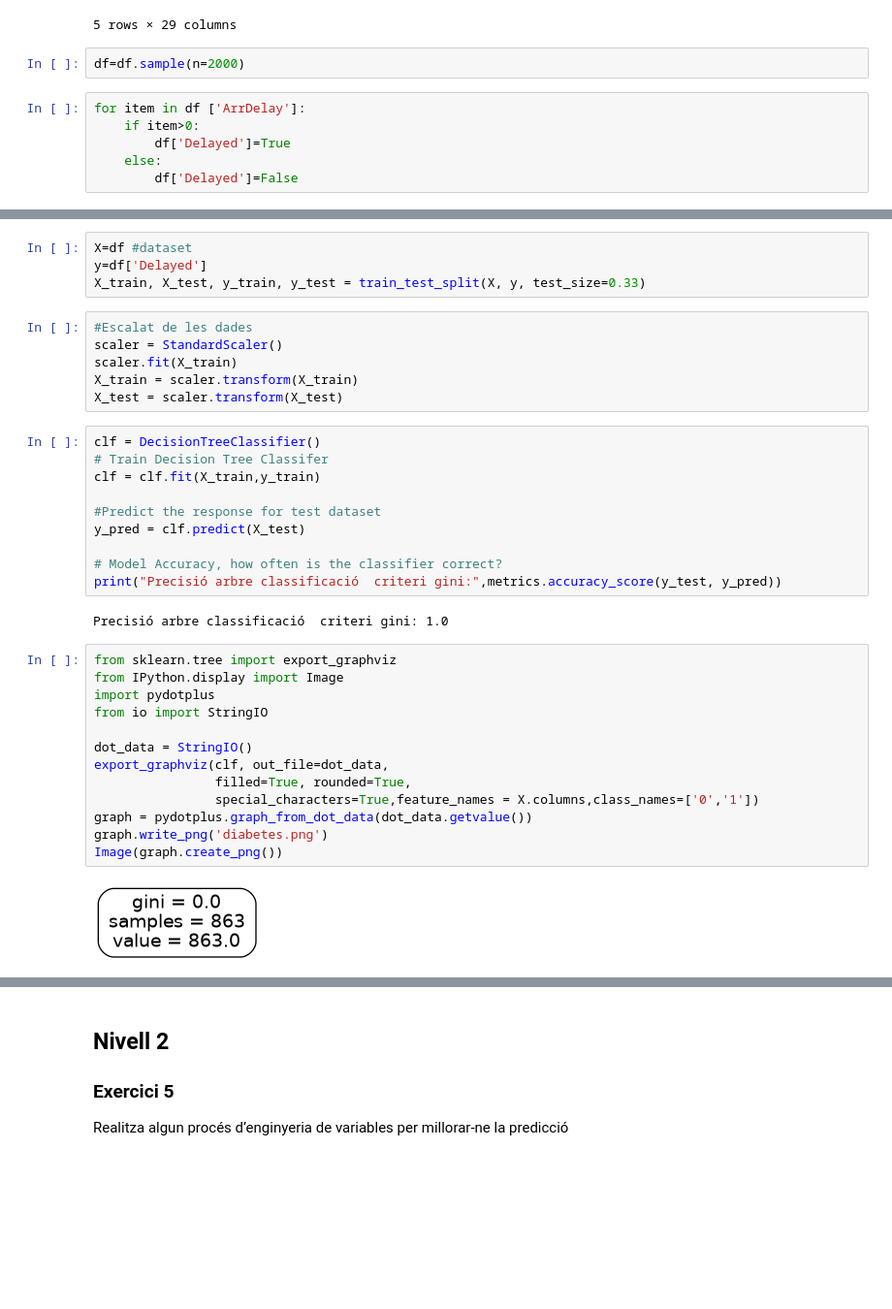
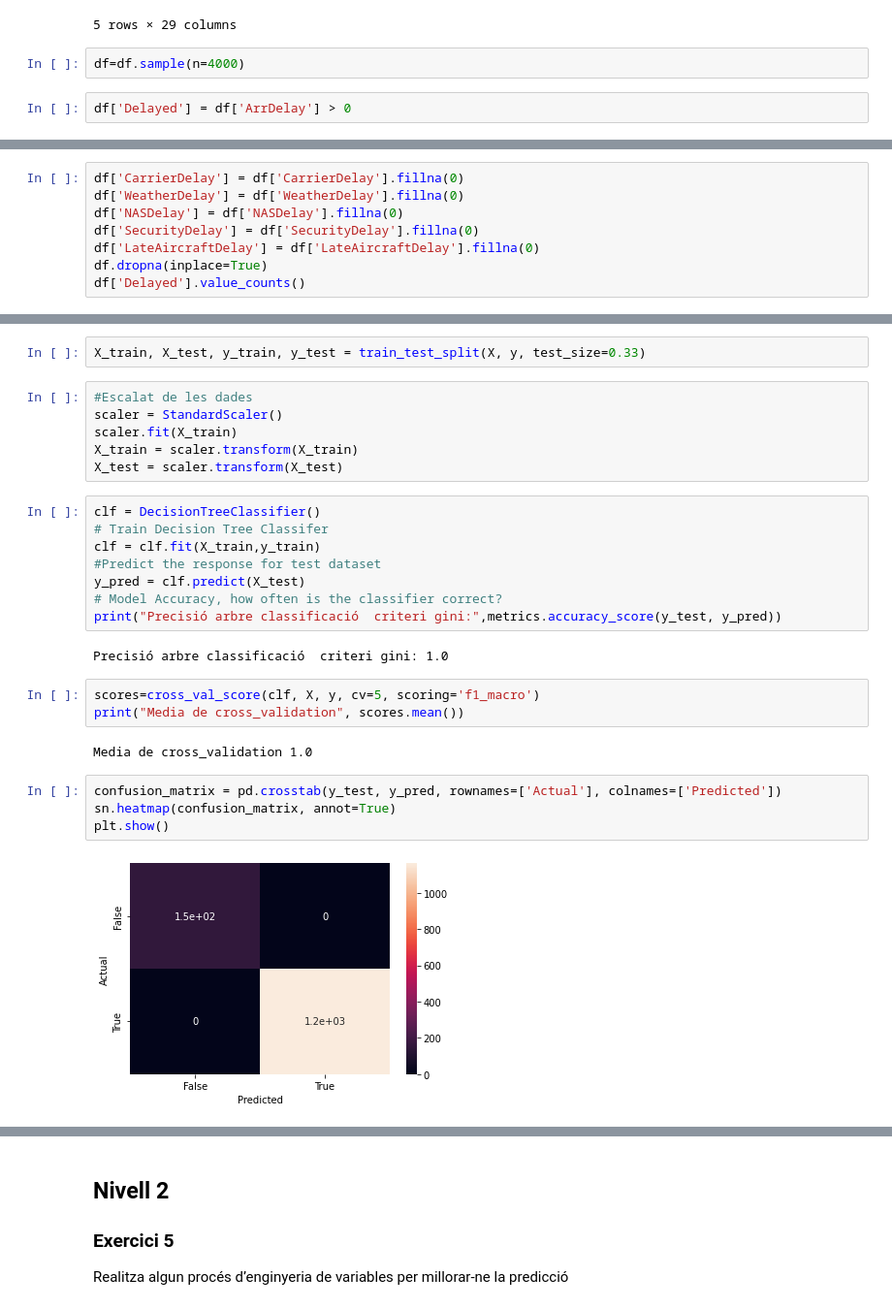
Before and after one commit to mmarcrr/Supervisat_Classificacio, a Jupyter notebook: S10T01.ipynb, the cells around one changed output, grey strips where cells are left out. Shown at 97% size. Drawn from its saved outputs; the diff is of its cells as text; blank space fills up the shorter version.

```diff
--- a/S10T01.ipynb
+++ b/S10T01.ipynb
@@ -45,10 +47,6 @@ df.head()
 | 5 | 2008 | 1 | 3 | 4 | 1940.0 | 1915 | 2121.0 | 2110 | WN | ... |
 5 rows × 29 columns
 # %%
-df=df.sample(n=2000)
+df=df.sample(n=4000)
-# %%
-for item in df ['ArrDelay']:
-    if item>0:
-        df['Delayed']=True
-    else:
-        df['Delayed']=False
+# %%
+df['Delayed'] = df['ArrDelay'] > 0
@@ -57,0 +67,8 @@ df.dropna(inplace=True)
+# %%
+df['CarrierDelay'] = df['CarrierDelay'].fillna(0)
+df['WeatherDelay'] = df['WeatherDelay'].fillna(0)
+df['NASDelay'] = df['NASDelay'].fillna(0)
+df['SecurityDelay'] = df['SecurityDelay'].fillna(0)
+df['LateAircraftDelay'] = df['LateAircraftDelay'].fillna(0)
+df.dropna(inplace=True)
+df['Delayed'].value_counts()
@@ -58,6 +88,4 @@ df.dropna(inplace=True)
 # %%
-X=df #dataset
-y=df['Delayed']
 X_train, X_test, y_train, y_test = train_test_split(X, y, test_size=0.33)
 # %%
 #Escalat de les dades
@@ -69,27 +97,21 @@ X_test = scaler.transform(X_test)
 clf = DecisionTreeClassifier()
 # Train Decision Tree Classifer
 clf = clf.fit(X_train,y_train)
-
 #Predict the response for test dataset
 y_pred = clf.predict(X_test)
-
 # Model Accuracy, how often is the classifier correct?
 print("Precisió arbre classificació  criteri gini:",metrics.accuracy_score(y_test, y_pred))
 # %% [output]
 Precisió arbre classificació  criteri gini: 1.0
-# %%
-from sklearn.tree import export_graphviz
-from IPython.display import Image
-import pydotplus
-from io import StringIO
-
-dot_data = StringIO()
-export_graphviz(clf, out_file=dot_data,
-                filled=True, rounded=True,
-                special_characters=True,feature_names = X.columns,class_names=['0','1'])
-graph = pydotplus.graph_from_dot_data(dot_data.getvalue())
-graph.write_png('diabetes.png')
-Image(graph.create_png())
-# %% [output]
-[figure, removed]
+# %%
+scores=cross_val_score(clf, X, y, cv=5, scoring='f1_macro')
+print("Media de cross_validation", scores.mean())
+# %% [output]
+Media de cross_validation 1.0
+# %%
+confusion_matrix = pd.crosstab(y_test, y_pred, rownames=['Actual'], colnames=['Predicted'])
+sn.heatmap(confusion_matrix, annot=True)
+plt.show()
+# %% [output]
+[figure, added]
 # %%
```
Also changed, not shown: parts of 17 cells of this notebook.
